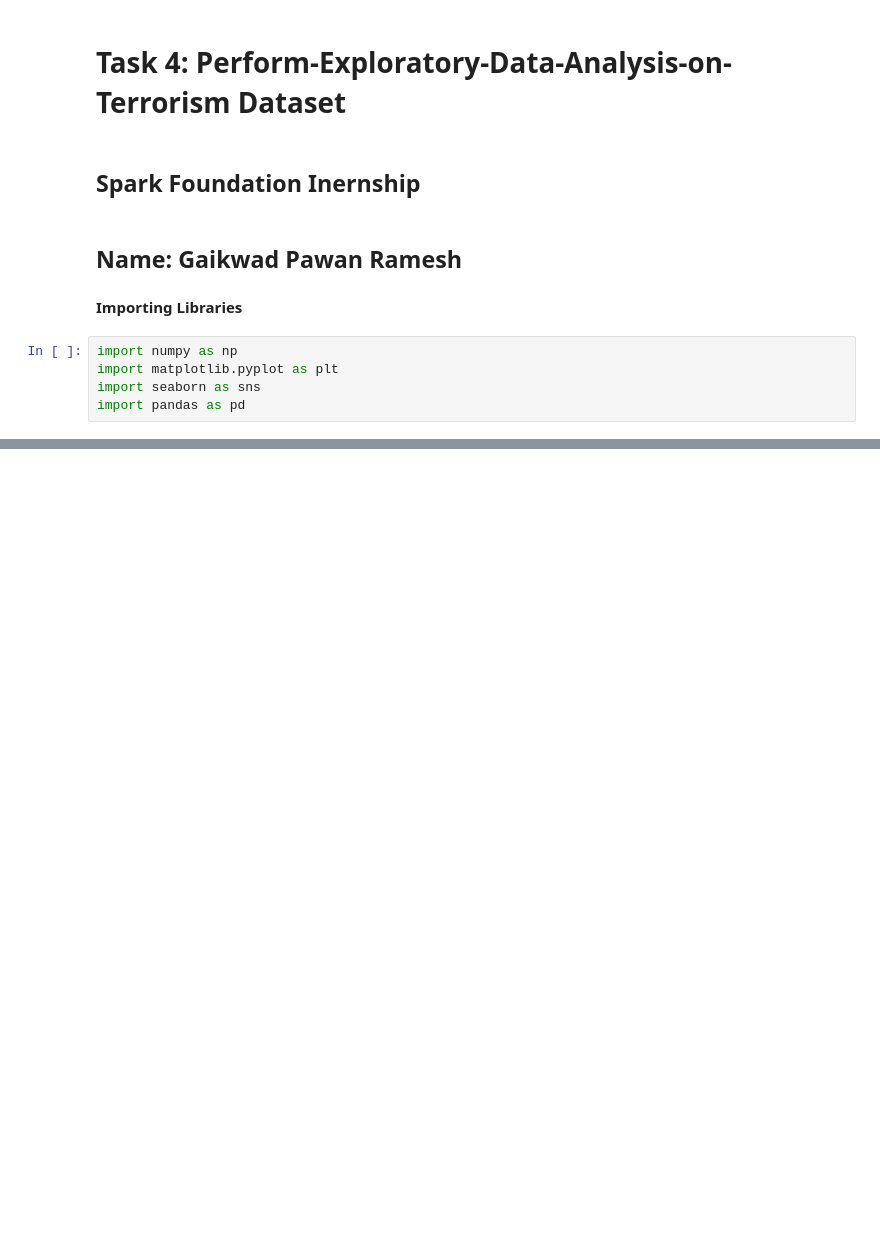
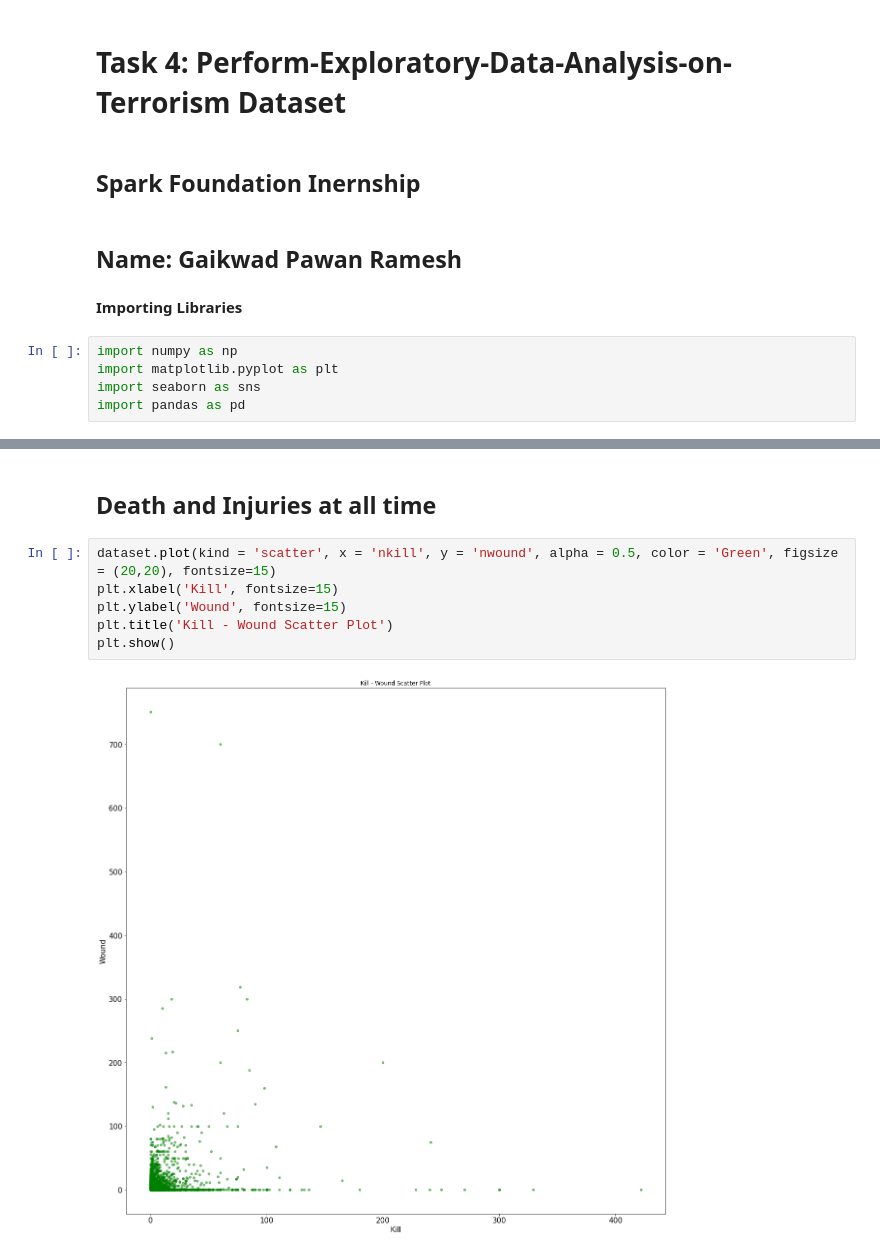
Before and after one commit to Gaikwadpawan3006/Perform-Exploratory-Data-Analysis-on-Terrorism-Dataset, a Jupyter notebook: Perform_Exploratory_Data_Analysis_on_Terrorism_Dataset.ipynb, the cells around one changed output, grey strips where cells are left out. Drawn from its saved outputs; the diff is of its cells as text; blank space fills up the shorter version.

```diff
--- a/Perform_Exploratory_Data_Analysis_on_Terrorism_Dataset.ipynb
+++ b/Perform_Exploratory_Data_Analysis_on_Terrorism_Dataset.ipynb
@@ -15,0 +200,10 @@ import pandas as pd
+# %% [markdown]
+## **Death and Injuries at all time**
+# %%
+dataset.plot(kind = 'scatter', x = 'nkill', y = 'nwound', alpha = 0.5, color = 'Green', figsize = (20,20), fontsize=15)
+plt.xlabel('Kill', fontsize=15)
+plt.ylabel('Wound', fontsize=15)
+plt.title('Kill - Wound Scatter Plot')
+plt.show()
+# %% [output]
+[figure, added]
```
Also changed, not shown: parts of 41 cells of this notebook.
